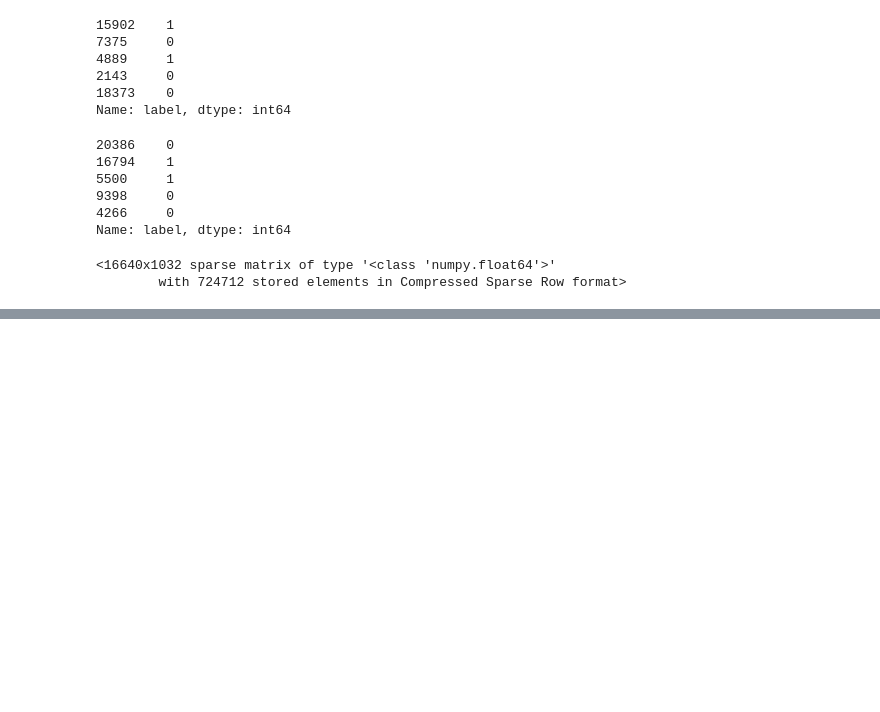
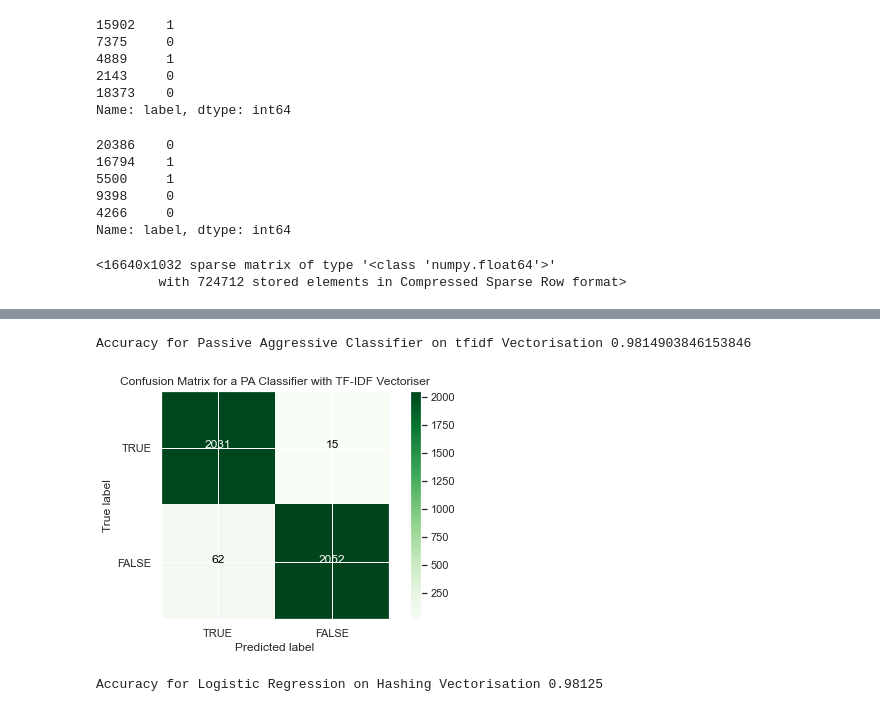
Before and after one commit to edologgerbird/fake-news-classifier, a Jupyter notebook: fake-news-classifier.ipynb, the cells around one changed output, grey strips where cells are left out. Drawn from its saved outputs; the diff is of its cells as text; code cells hidden in the pictures; blank space fills up the shorter version.

```diff
--- a/fake-news-classifier.ipynb
+++ b/fake-news-classifier.ipynb
@@ -258,0 +276,14 @@ Unsupervised learning was not effective in discriminating real and fake news. Th
+# %%
+# TF-IDF Vectorisation
+
+tfidf_pa = pa_classifier.fit(tfidf_train, y_train)
+tfidf_pa_pred = pa_classifier.predict(tfidf_test)
+tfidf_pa_acc = metrics.accuracy_score(y_test, tfidf_pa_pred)
+print("Accuracy for Passive Aggressive Classifier on TF-IDF Vectorisation", tfidf_pa_acc)
+# %% [output]
+Accuracy for Passive Aggressive Classifier on tfidf Vectorisation 0.9814903846153846
+# %%
+tfidf_pa_cm = metrics.confusion_matrix(y_test, tfidf_pa_pred, labels = [0,1])
+plot_confusion_matrix(tfidf_pa_cm, classes=['TRUE', 'FAKE'], title = 'Confusion Matrix for a PA Classifier with TF-IDF Vectoriser')
+# %% [output]
+[figure, added]
@@ -258,0 +294,10 @@ Unsupervised learning was not effective in discriminating real and fake news. Th
+# %%
+# Hashing Vectoriser
+
+logistic_reg.fit(hashing_train,y_train)
+hashing_log_pred = logistic_reg.predict(hashing_test)
+hashing_log_acc = metrics.accuracy_score(y_test,hashing_log_pred)
+
+print("Accuracy for Logistic Regression on Hashing Vectorisation", hashing_log_acc)
+# %% [output]
+Accuracy for Logistic Regression on Hashing Vectorisation 0.98125
```
Also changed, not shown: parts of 22 cells of this notebook, 1 other file.
